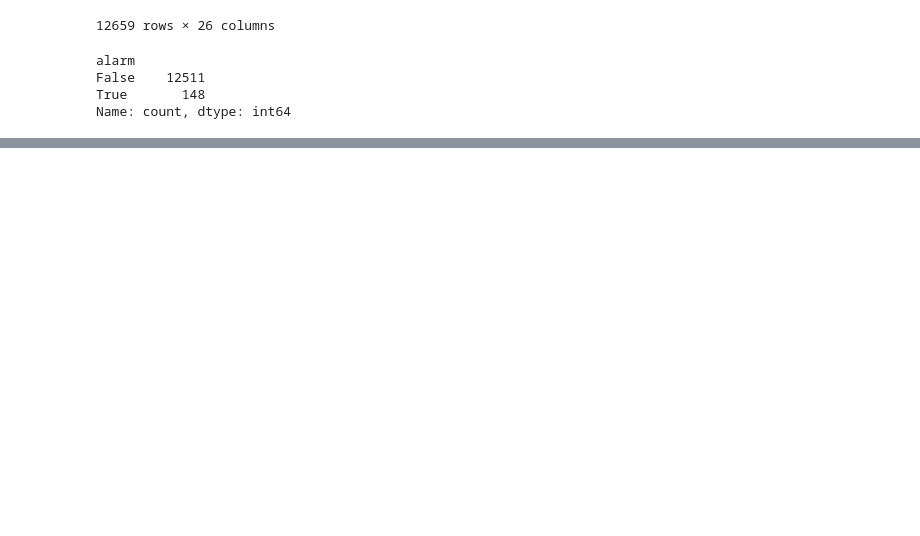
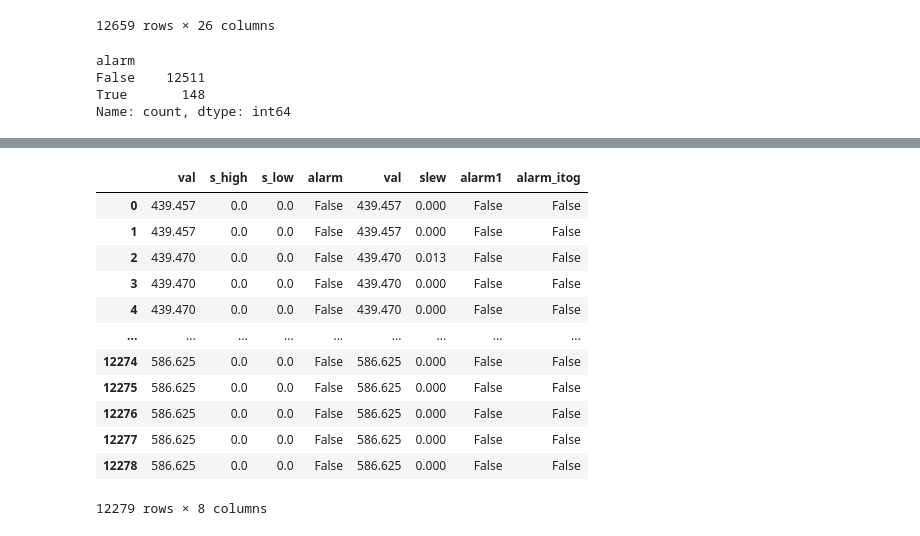
Before and after one commit to BogdanPustovalov/gazpromhacktask3, a Jupyter notebook: test.ipynb, the cells around one changed output, grey strips where cells are left out. Drawn from its saved outputs; the diff is of its cells as text; code cells hidden in the pictures; blank space fills up the shorter version.

```diff
--- a/test.ipynb
+++ b/test.ipynb
@@ -28,7 +38,4 @@ df.head()
 5 rows × 24 columns
-# %%
-df=pd.read_csv('C:/Users/bogda/gazpromhack/data/matan25.csv', encoding='UTF-8', sep=',')
-df.head()
 # %%
 # class TrendingCusumDetector:
 #     def __init__(self, target_slope, sigma_slope, h_factor=5):
@@ -596,0 +633,18 @@ Name: count, dtype: int64
+# %%
+dataset_temp = pd.concat([d, d1], axis=1)
+dataset_temp['alarm_itog'] = dataset_temp['alarm'] & dataset_temp['alarm1']
+dataset_temp
+# %% [output]
+|  | val | s_high | s_low | alarm | val | slew | alarm1 | alarm_itog |
+| 0 | 439.457 | 0.0 | 0.0 | False | 439.457 | 0.000 | False | False |
+| 1 | 439.457 | 0.0 | 0.0 | False | 439.457 | 0.000 | False | False |
+| 2 | 439.470 | 0.0 | 0.0 | False | 439.470 | 0.013 | False | False |
+| 3 | 439.470 | 0.0 | 0.0 | False | 439.470 | 0.000 | False | False |
+| 4 | 439.470 | 0.0 | 0.0 | False | 439.470 | 0.000 | False | False |
+| ... | ... | ... | ... | ... | ... | ... | ... | ... |
+| 12274 | 586.625 | 0.0 | 0.0 | False | 586.625 | 0.000 | False | False |
+| 12275 | 586.625 | 0.0 | 0.0 | False | 586.625 | 0.000 | False | False |
+| 12276 | 586.625 | 0.0 | 0.0 | False | 586.625 | 0.000 | False | False |
+| 12277 | 586.625 | 0.0 | 0.0 | False | 586.625 | 0.000 | False | False |
+| 12278 | 586.625 | 0.0 | 0.0 | False | 586.625 | 0.000 | False | False |
+12279 rows × 8 columns
```
Also changed, not shown: parts of 17 cells of this notebook.
